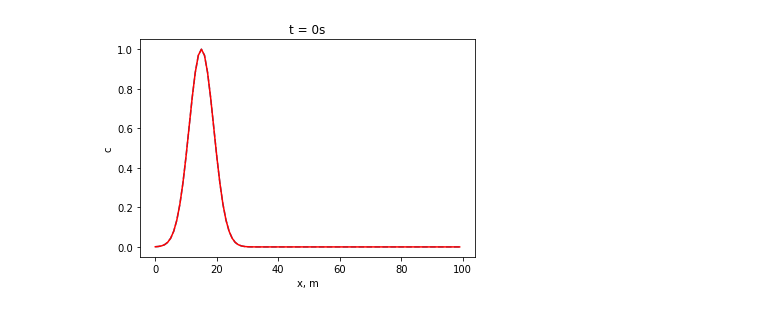
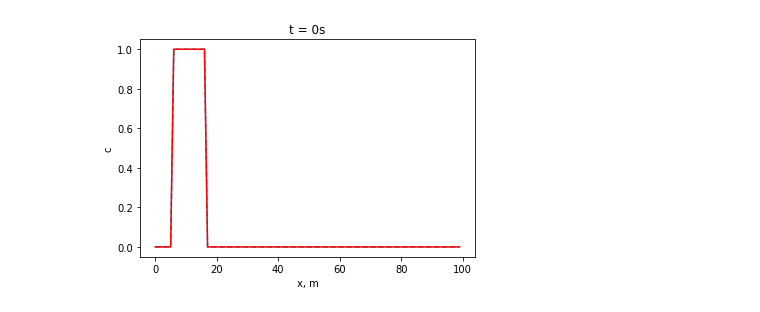
Before and after one commit to tdcwilliams/pywave, a Jupyter notebook: notebooks/energy_transport/advection.ipynb, the cells around one changed output. Drawn from its saved outputs; the diff is of its cells as text; code cells hidden in the pictures.

```diff
--- a/notebooks/energy_transport/advection.ipynb
+++ b/notebooks/energy_transport/advection.ipynb
@@ -239,5 +7,12 @@ u^{n+1}_i = u^{n}_i
 # %%
-def init_shape(x):
-    std = 4
-    return np.exp(-pow((x-15)/std, 2)/2)
+def init_shape(x, shape="step"):
+    if shape == "gaussian":
+        std = 4
+        return np.exp(-pow((x-15)/std, 2)/2)
+
+    #step
+    out = np.ones_like(x)
+    out[x<6] = 0
+    out[x>16] = 0
+    return out
 # %%
@@ -251,16 +29,15 @@ def run(adv, u0, c, x, outdir):
 # %%
-def plot_step(x, u, c, n, dt, outdir):
+def plot_step(x, u, c, n, dt, outdir, shape="step"):
     fig = plt.figure()
     ax = fig.add_subplot(111)
     ax.plot(x, u, '--')
     t = n * dt
-    exact = init_shape(x - c * t)
+    exact = init_shape(x - c * t, shape=shape)
     ax.plot(x, exact, 'r')
     ax.set_title(f't = {t}s')
     ax.set_xlabel('x, m')
     ax.set_ylabel('c')
     figname = '%s/adv%2.2i.png' %(outdir, n)
-#     print(f'Saving {figname}')
     fig.savefig(figname)
 # %%
 cfl = .9
@@ -268,4 +45,6 @@ dx = 1
 dt = 1
 c = .9*dx/dt
 x = np.arange(100)*dx
-u0 = init_shape(x)
+# shape = "gaussian"
+shape = "step"
+u0 = init_shape(x, shape=shape)
@@ -272,8 +59,7 @@ u0 = init_shape(x)
 # %%
 adv = Advect1D(dx, dt, scheme='first_order_upwind')
 outdir = 'figs_fou'
-os.makedirs(outdir, exist_ok=True)
-plot_step(x, u0, c, 0,  dt, outdir)
+plot_step(x, u0, c, 0,  dt, outdir, shape=shape)
 # %% [output]
-[figure, old version]
+[figure, new version]
 # %%
```
Also changed, not shown: parts of 12 cells of this notebook.
